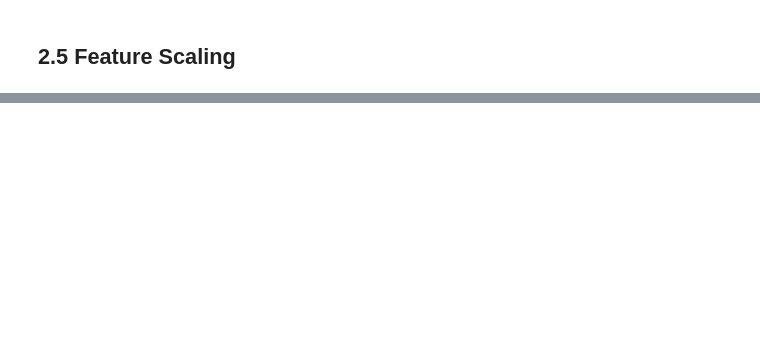
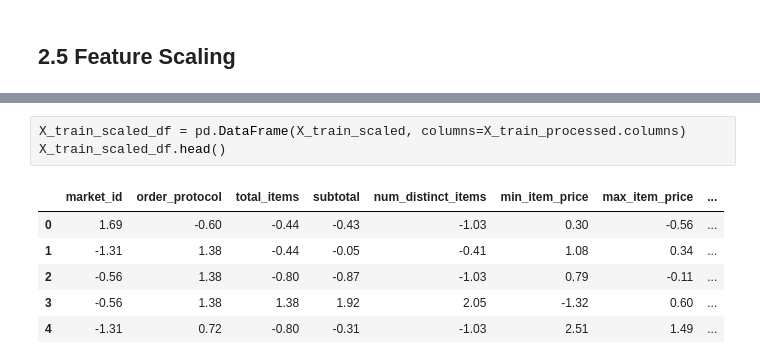
Before and after one commit to heyitzrizki/final-project-ds49-group3, a Jupyter notebook: eda & preprocessing/eda_&_pre_processing.ipynb, the cells around one changed output, grey strips where cells are left out. Drawn from its saved outputs; the diff is of its cells as text; blank space fills up the shorter version.

```diff
--- a/eda & preprocessing/eda_&_pre_processing.ipynb
+++ b/eda & preprocessing/eda_&_pre_processing.ipynb
@@ -834,0 +964,10 @@ NameError: name 'encoder' is not defined
+# %%
+X_train_scaled_df = pd.DataFrame(X_train_scaled, columns=X_train_processed.columns)
+X_train_scaled_df.head()
+# %% [output]
+|  | market_id | order_protocol | total_items | subtotal | num_distinct_items | min_item_price | max_item_price | ... |
+| 0 | 1.69 | -0.60 | -0.44 | -0.43 | -1.03 | 0.30 | -0.56 | ... |
+| 1 | -1.31 | 1.38 | -0.44 | -0.05 | -0.41 | 1.08 | 0.34 | ... |
+| 2 | -0.56 | 1.38 | -0.80 | -0.87 | -1.03 | 0.79 | -0.11 | ... |
+| 3 | -0.56 | 1.38 | 1.38 | 1.92 | 2.05 | -1.32 | 0.60 | ... |
+| 4 | -1.31 | 0.72 | -0.80 | -0.31 | -1.03 | 2.51 | 1.49 | ... |
```
Also changed, not shown: parts of 26 cells of this notebook.
